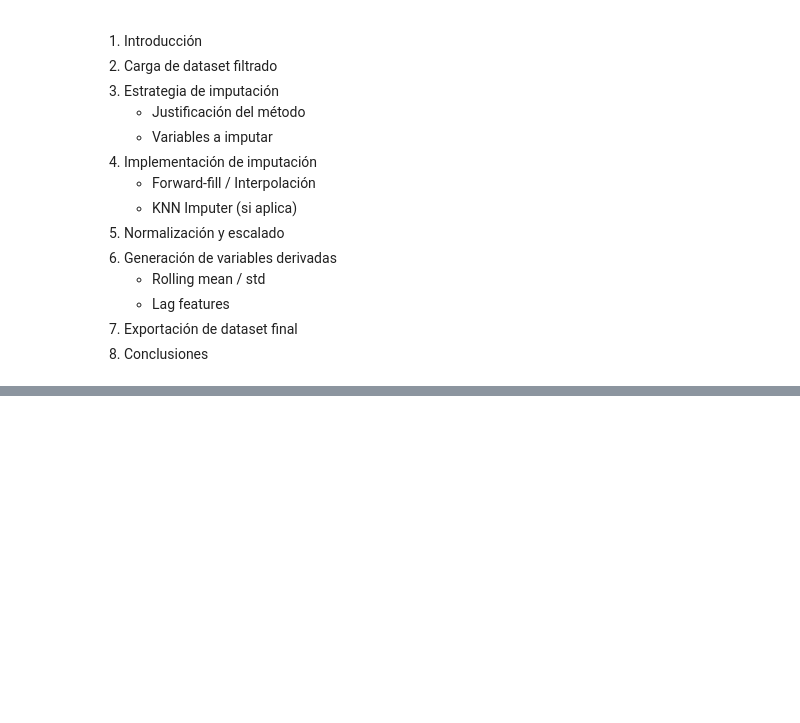
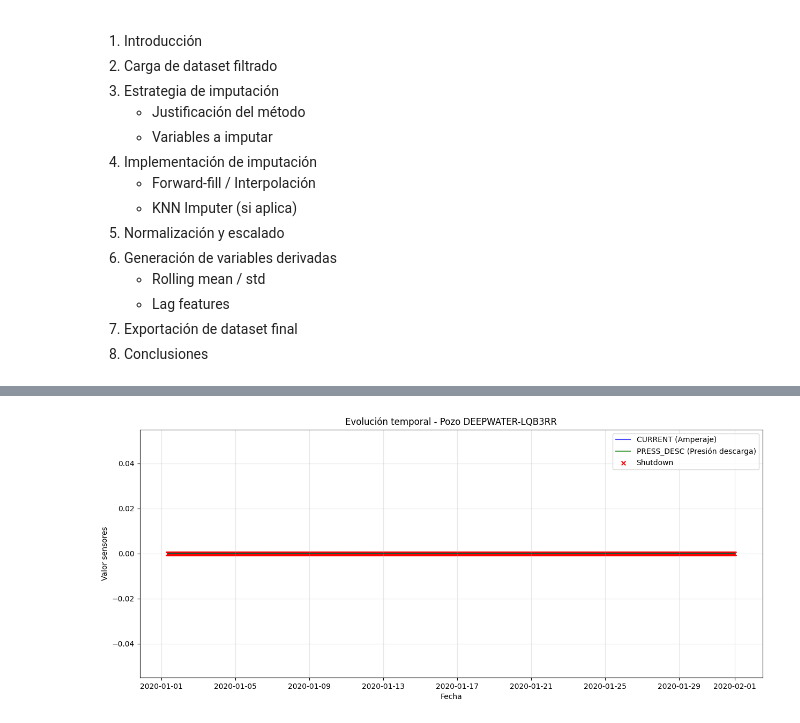
Before and after one commit to vmjaime/ESP-Failure-Prediction-System, a Jupyter notebook: notebooks/02_Preprocesamiento.ipynb, the cells around one changed output, grey strips where cells are left out. Saved outputs shown, nothing was run; the diff lists cells and outputs as text; code cells hidden in the pictures; blank space fills up the shorter version.

```diff
--- a/notebooks/02_Preprocesamiento.ipynb
+++ b/notebooks/02_Preprocesamiento.ipynb
@@ -39,0 +259,11 @@ Columnas: ['WELL_ID', 'DATE', 'CURRENT', 'PRESS_DESC', 'FREQUENCY', 'PRESS_INT',
+# %%
+# Revisar un pozo crítico
+pozo = "DEEPWATER-LQB3RR"
+data_pozo = df[df["WELL_ID"] == pozo].sort_values("DATE")
+
+# Diferencia entre registros consecutivos
+data_pozo["delta_t"] = data_pozo["DATE"].diff()
+
+print(data_pozo["delta_t"].describe())
+print("Primeras diferencias:")
+print(data_pozo["delta_t"].head(10))
@@ -39,0 +332,31 @@ Columnas: ['WELL_ID', 'DATE', 'CURRENT', 'PRESS_DESC', 'FREQUENCY', 'PRESS_INT',
+# %%
+import matplotlib.pyplot as plt
+
+def graficar_pozo_con_shutdown(pozo_id, ventana=10):
+    data_pozo = df[df["WELL_ID"] == pozo_id].sort_values("DATE").copy()
+
+    # Suavizar con media móvil para ver tendencias
+    data_pozo["CURRENT_smooth"] = data_pozo["CURRENT"].rolling(ventana, min_periods=1).mean()
+    data_pozo["PRESS_DESC_smooth"] = data_pozo["PRESS_DESC"].rolling(ventana, min_periods=1).mean()
+
+    plt.figure(figsize=(15,6))
+
+    # Graficar variables
+    plt.plot(data_pozo["DATE"], data_pozo["CURRENT_smooth"], label="CURRENT (Amperaje)", color="blue", alpha=0.7)
+    plt.plot(data_pozo["DATE"], data_pozo["PRESS_DESC_smooth"], label="PRESS_DESC (Presión descarga)", color="green", alpha=0.7)
+
+    # Marcar zonas de shutdown en rojo
+    shutdowns = data_pozo[data_pozo["Estado"]=="Shutdown"]
+    plt.scatter(shutdowns["DATE"], shutdowns["CURRENT"], color="red", marker="x", s=30, label="Shutdown")
+
+    plt.title(f"Evolución temporal - Pozo {pozo_id}")
+    plt.xlabel("Fecha")
+    plt.ylabel("Valor sensores")
+    plt.legend()
+    plt.grid(alpha=0.3)
+    plt.show()
+
+# Ejemplo: Pozo con muchos shutdowns
+graficar_pozo_con_shutdown("DEEPWATER-LQB3RR", ventana=20)
+# %% [output]
+[figure, added]
```
Also changed, not shown: parts of 27 cells of this notebook, 17 other files.
